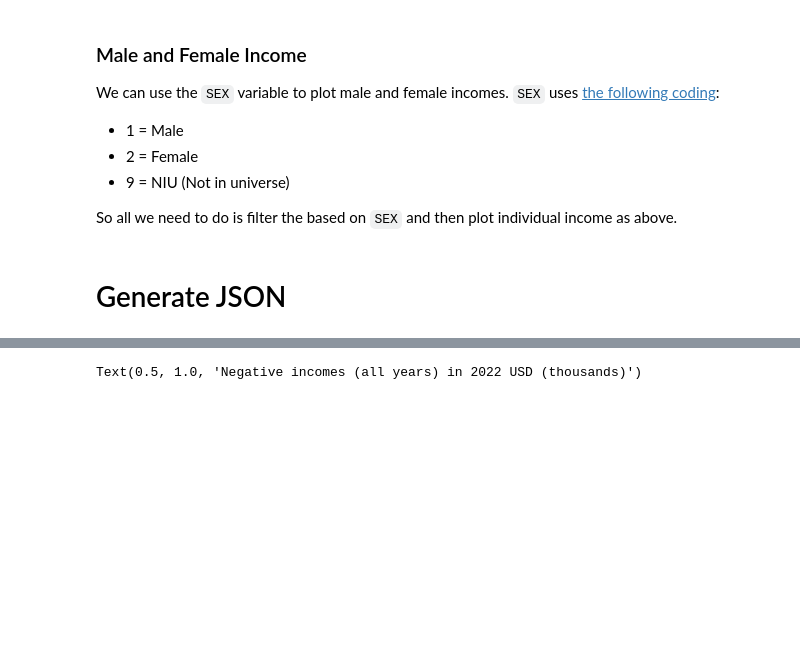
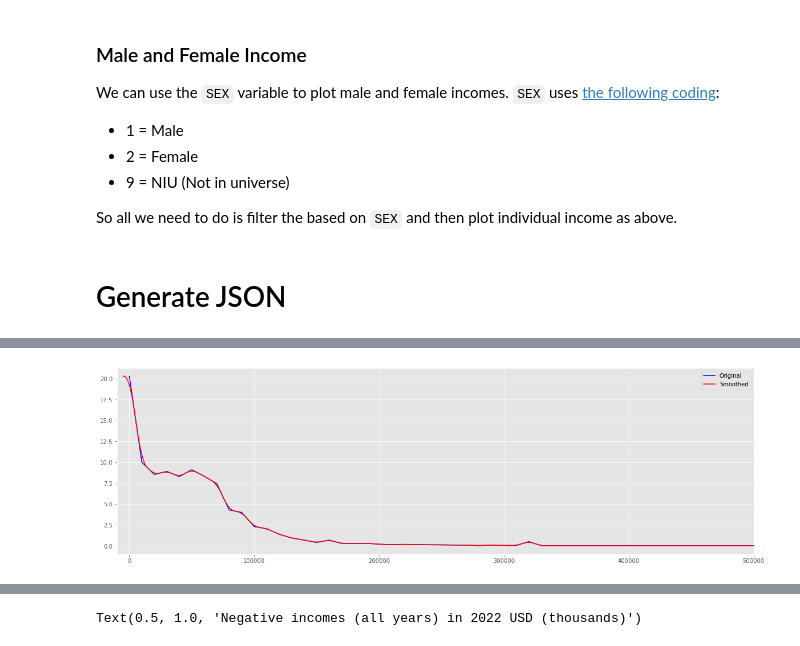
Before and after one commit to hamishhuggard/us-income-visualisations, a Jupyter notebook: create-animations.ipynb, the cells around one changed output, grey strips where cells are left out. Drawn from its saved outputs; the diff is of its cells as text; code cells hidden in the pictures; blank space fills up the shorter version.

```diff
--- a/create-animations.ipynb
+++ b/create-animations.ipynb
@@ -519,3 +574,22 @@ with open('./webpage/male.json', 'w') as f:
+# %%
+female_json = get_distplot_json(
+    data=female_data,
+    income_col='INCTOT22',
+    year_col='YEAR',
+    weights_col='ASECWT',
+    min_income=0,
+    years=years,
+    bin_edges=bin_edges + [np.inf]
+)
+
+female_json['title'] = "Female Individual Income in 2022 dollars (% of individuals)"
+
+female_json = add_and_plot_reference_line(female_json, window_size=6)
+
+with open('./webpage/female.json', 'w') as f:
+    json.dump(female_json, f, indent=4)
+# %% [output]
+[figure, added]
 # %%
 json_data = get_distplot_json(
     data=data,
```
Also changed, not shown: parts of 25 cells of this notebook, 6 other files.
